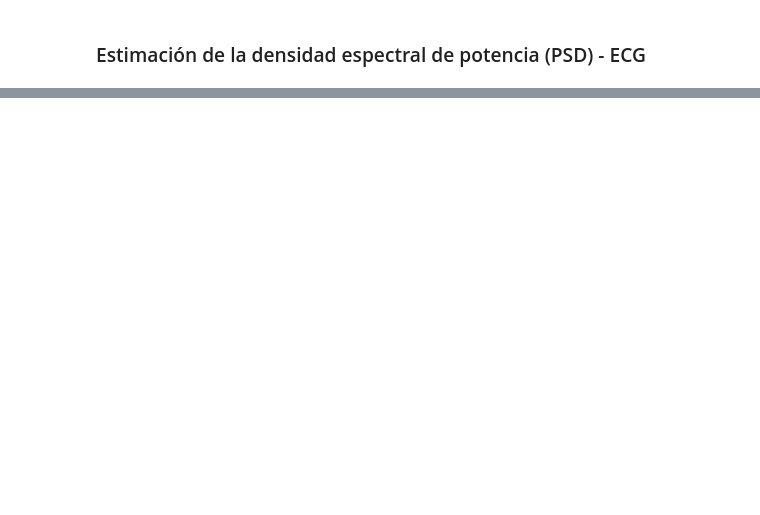
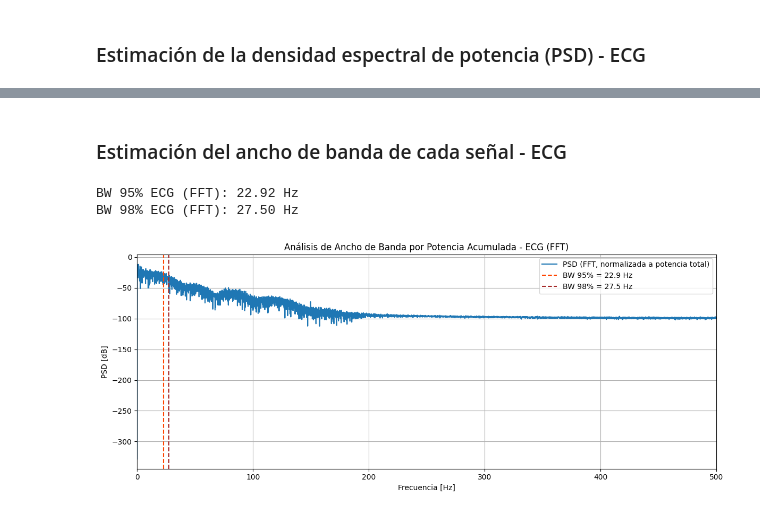
Before and after one commit to MontserratCoto/Montserrat-Coto-APS, a Jupyter notebook: 2do parte de la materia/TS05 2/Para entrega/TS05-Montserrat Coto.ipynb, the cells around one changed output, grey strips where cells are left out. Cells and saved outputs as stored; diff of their text form; code cells hidden in the pictures; blank space fills up the shorter version.

```diff
--- a/2do parte de la materia/TS05 2/Para entrega/TS05-Montserrat Coto.ipynb
+++ b/2do parte de la materia/TS05 2/Para entrega/TS05-Montserrat Coto.ipynb
@@ -360,0 +252,55 @@ Por último, no quiero dejar de mencionar que para el armado del informe me apoy
+# %% [markdown]
+### Estimación del ancho de banda de cada señal - ECG
+# %%
+#############################
+# 2. Análisis de BW con FFT directa (ECG)
+#############################
+
+# Normalización a potencia total 1 W
+ecg_signal = ecg_one_lead[:, 0]
+ecg_norm = ecg_signal / np.std(ecg_signal)
+
+# Detrending (opcional)
+ecg_detrended = ecg_norm - np.mean(ecg_norm)
+
+# FFT directa y potencia
+N_ecg = len(ecg_detrended)
+fft_ecg = np.fft.rfft(ecg_detrended)
+Pxx_fft_ecg = np.abs(fft_ecg) ** 2
+
+# Frecuencia asociada
+ff_ecg = np.fft.rfftfreq(N_ecg, 1/fs_ecg)
+
+# Normalización a potencia unitaria
+Pxx_ecg_norm = Pxx_fft_ecg / np.sum(Pxx_fft_ecg)
+
+# Energía acumulada
+Pxx_ecg_acum = np.cumsum(Pxx_ecg_norm)
+
+# Cálculo de BW al 95% y 98%
+i_95_ecg = np.where(Pxx_ecg_acum >= 0.95)[0][0]
+i_98_ecg = np.where(Pxx_ecg_acum >= 0.98)[0][0]
+BW_95_ecg = ff_ecg[i_95_ecg]
+BW_98_ecg = ff_ecg[i_98_ecg]
+
+print(f"BW 95% ECG (FFT): {BW_95_ecg:.2f} Hz")
+print(f"BW 98% ECG (FFT): {BW_98_ecg:.2f} Hz")
+
+# ---------------------------------
+# Gráfico 1: PSD (FFT) con líneas de BW
+# ---------------------------------
+plt.figure(figsize=(12, 5))
+plt.plot(ff_ecg, 10 * np.log10(Pxx_ecg_norm), lw=1.5, label='PSD (FFT, normalizada a potencia total)')
+plt.axvline(BW_95_ecg, color='orangered', linestyle='--', label=f'BW 95% = {BW_95_ecg:.1f} Hz')
+plt.axvline(BW_98_ecg, color='brown', linestyle='--', label=f'BW 98% = {BW_98_ecg:.1f} Hz')
+plt.xlabel('Frecuencia [Hz]')
+plt.ylabel('PSD [dB]')
+plt.title('Análisis de Ancho de Banda por Potencia Acumulada - ECG (FFT)')
+plt.grid()
+plt.legend()
+plt.xlim(0, fs_ecg / 2)
+plt.tight_layout()
+# %% [output]
+BW 95% ECG (FFT): 22.92 Hz
+BW 98% ECG (FFT): 27.50 Hz
+[figure, added]
```
Also changed, not shown: parts of 65 cells of this notebook.
